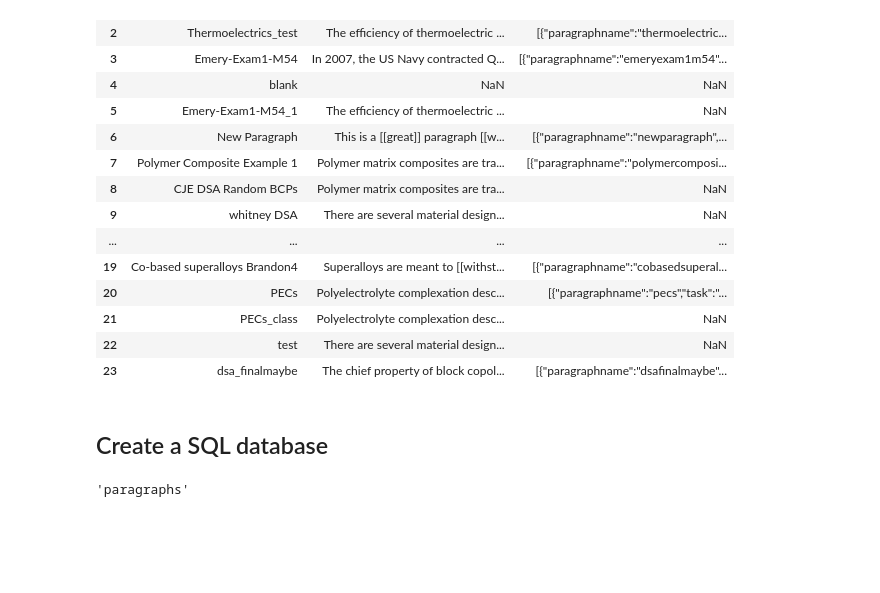
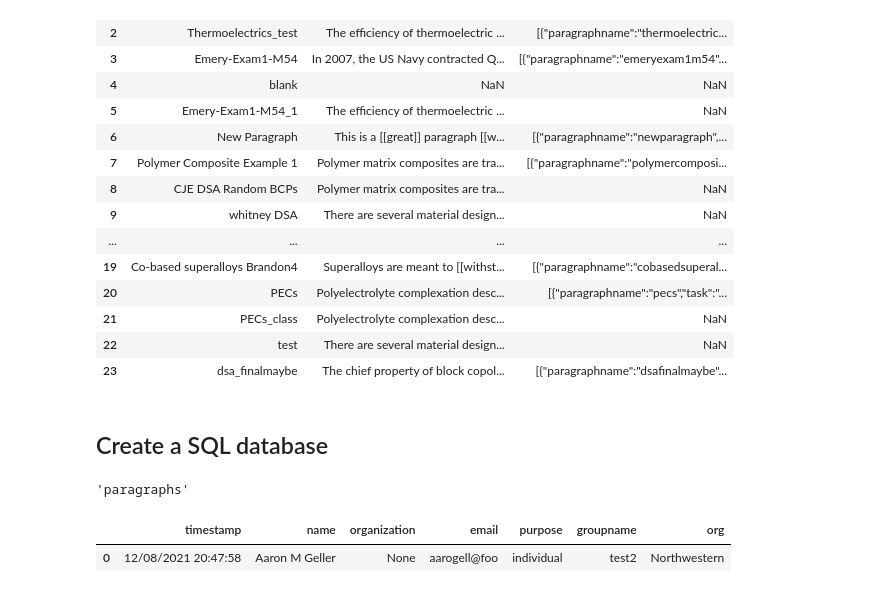
Before and after one commit to ageller/CHiMaDSystemDesignToolbox, a Jupyter notebook: chimadApp/app/static/data/sqlite3/pandas_to_sqlite3.ipynb, the cells around one changed output. Cells and saved outputs as stored; diff of their text form; code cells hidden in the pictures; blank space fills up the shorter version.

Commit message:
added metrics database

```diff
--- a/chimadApp/app/static/data/sqlite3/pandas_to_sqlite3.ipynb
+++ b/chimadApp/app/static/data/sqlite3/pandas_to_sqlite3.ipynb
@@ -162,3 +162,17 @@ cursor.execute('SELECT * FROM ' + t)
 columns = [description[0] for description in cursor.description]
 df2 = pd.DataFrame(cursor.fetchall(), columns = columns)
 df2.to_csv(t+'.csv', index=False)
+# %%
+#read in table to check
+dbName = 'CHiMaD_metrics.db'
+tablename = 'loginMetrics'
+conn = sqlite3.connect(dbName)
+cursor = conn.cursor()
+
+cursor.execute('SELECT * FROM ' + tablename)
+columns = [description[0] for description in cursor.description]
+df = pd.DataFrame(cursor.fetchall(), columns = columns)
+df
+# %% [output]
+|  | timestamp | name | organization | email | purpose | groupname | org |
+| 0 | 12/08/2021 20:47:58 | Aaron M Geller | None | aarogell@foo | individual | test2 | Northwestern |
```
Also changed, not shown: parts of 8 cells of this notebook, 2 other files.
